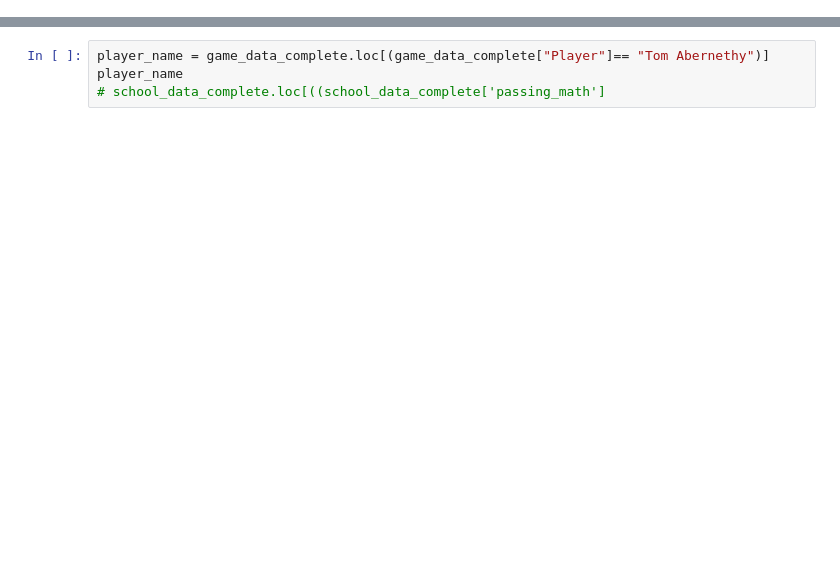
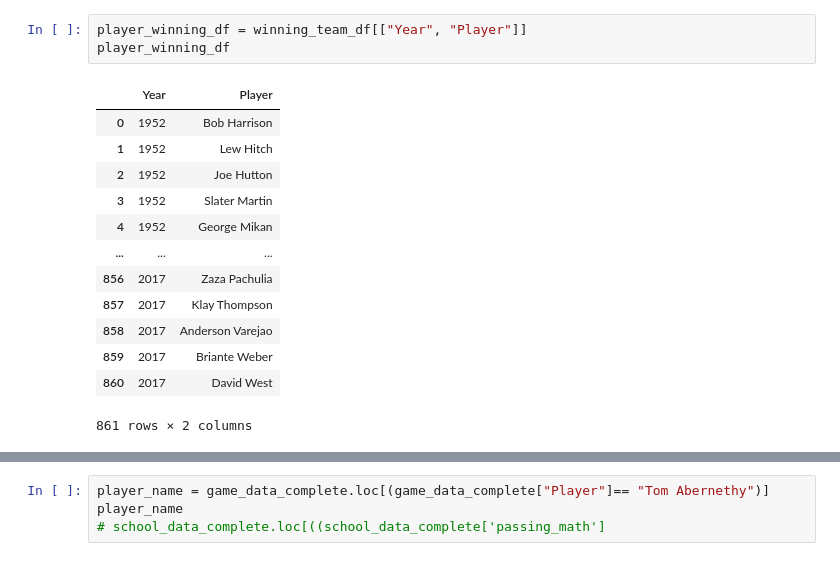
Before and after one commit to caitbeatty/nba_machine_learning, a Jupyter notebook: data_merge.ipynb, the cells around one changed output, grey strips where cells are left out. Drawn from its saved outputs; the diff is of its cells as text; blank space fills up the shorter version.

```diff
--- a/data_merge.ipynb
+++ b/data_merge.ipynb
@@ -167,0 +90,17 @@ game_data_complete
+# %%
+player_winning_df = winning_team_df[["Year", "Player"]]
+player_winning_df
+# %% [output]
+|  | Year | Player |
+| 0 | 1952 | Bob Harrison |
+| 1 | 1952 | Lew Hitch |
+| 2 | 1952 | Joe Hutton |
+| 3 | 1952 | Slater Martin |
+| 4 | 1952 | George Mikan |
+| ... | ... | ... |
+| 856 | 2017 | Zaza Pachulia |
+| 857 | 2017 | Klay Thompson |
+| 858 | 2017 | Anderson Varejao |
+| 859 | 2017 | Briante Weber |
+| 860 | 2017 | David West |
+861 rows × 2 columns
```
Also changed, not shown: parts of 22 cells of this notebook, 1 other file.
